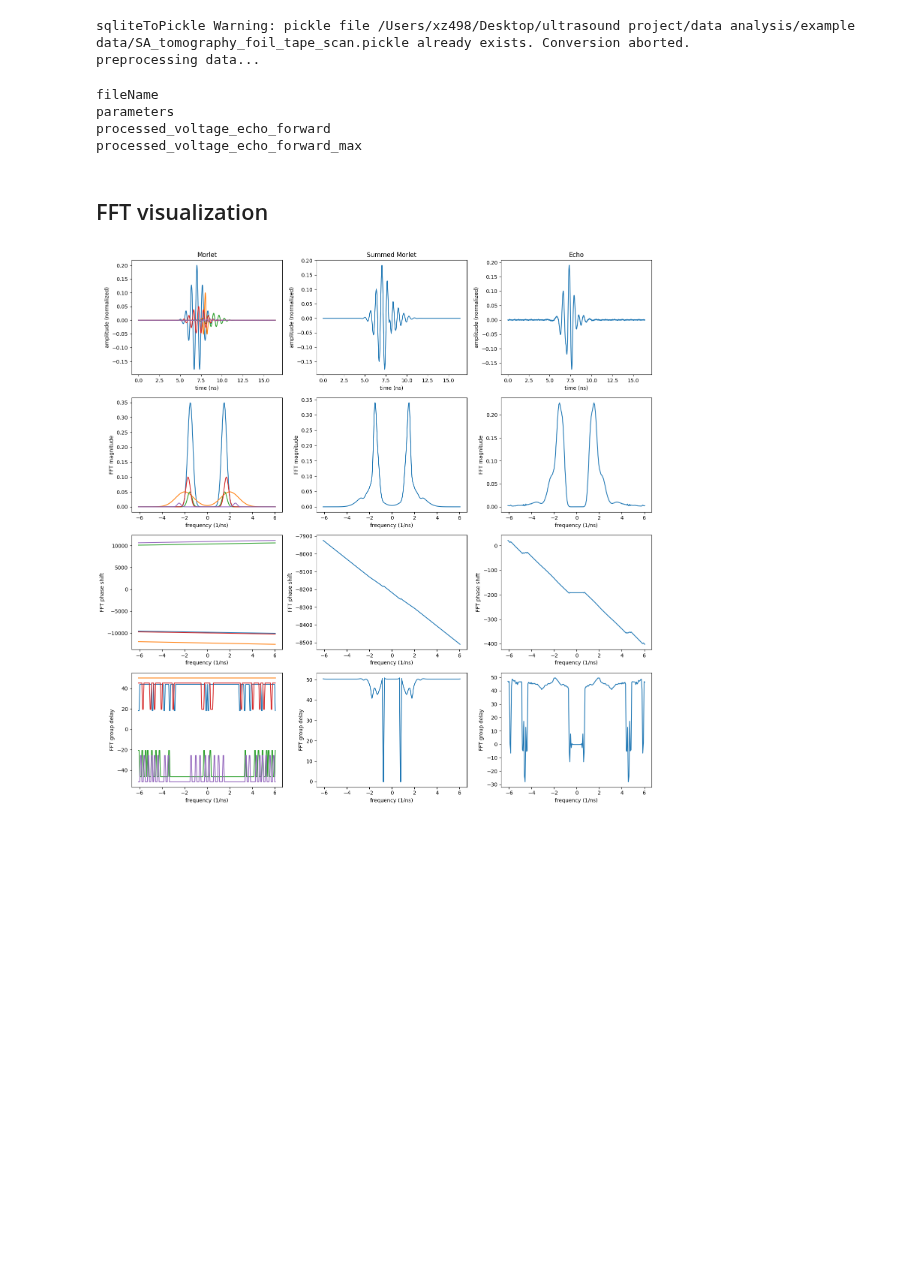
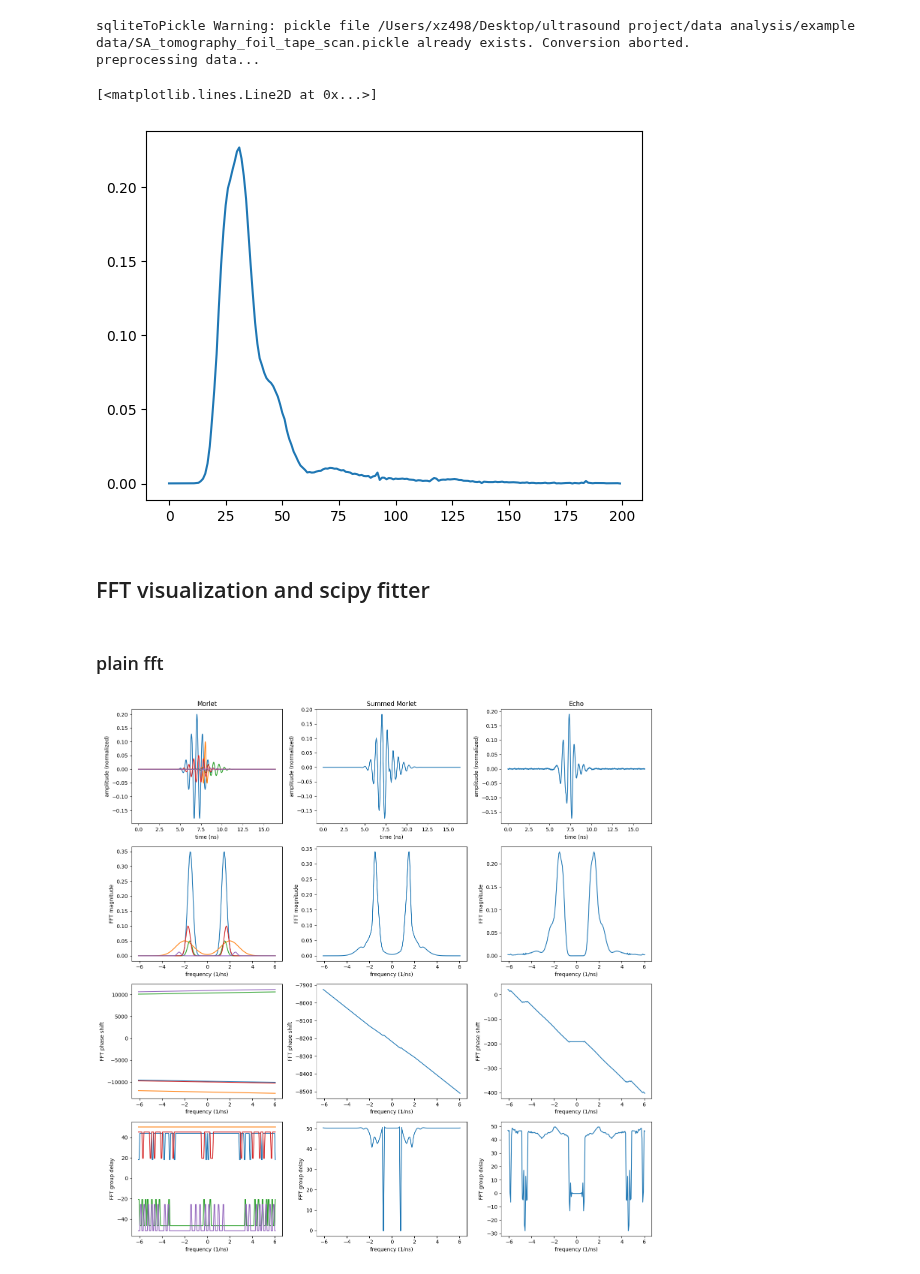
Before and after one commit to zhangxinqiao314/ultrasonic_ml, a Jupyter notebook: Notebooks/ex_tape.ipynb, the cells around one changed output. Cells and saved outputs as stored; diff of their text form; code cells hidden in the pictures; blank space fills up the shorter version.

```diff
--- a/Notebooks/ex_tape.ipynb
+++ b/Notebooks/ex_tape.ipynb
@@ -52,8 +61,3 @@ dset.preprocess_data_additional(np.fft.fft, 'max', axis=1)
 # %%
-for k in dset.data.keys():
-    if not isinstance(k, int): print(k)
+# for k in dset.data.keys():
+#     if not isinstance(k, int): print(k)
-# %% [output]
-fileName
-parameters
-processed_voltage_echo_forward
-processed_voltage_echo_forward_max
@@ -62,5 +64,14 @@ test = max(freq)
+# %%
+dat = dset.data['processed_voltage_echo_forward_fft'][1034]
+mag = np.abs(dat)[len(dat)//2:len(dat)//2+200]
+plt.plot(mag)
+# %% [output]
+[<matplotlib.lines.Line2D at 0x...>]
+[figure, added]
 # %% [markdown]
-## FFT visualization
+## FFT visualization and scipy fitter
+# %% [markdown]
+### plain fft
 # %%
 import numpy as np
 import matplotlib.pyplot as plt
```
Also changed, not shown: parts of 18 cells of this notebook, 2 other files.
